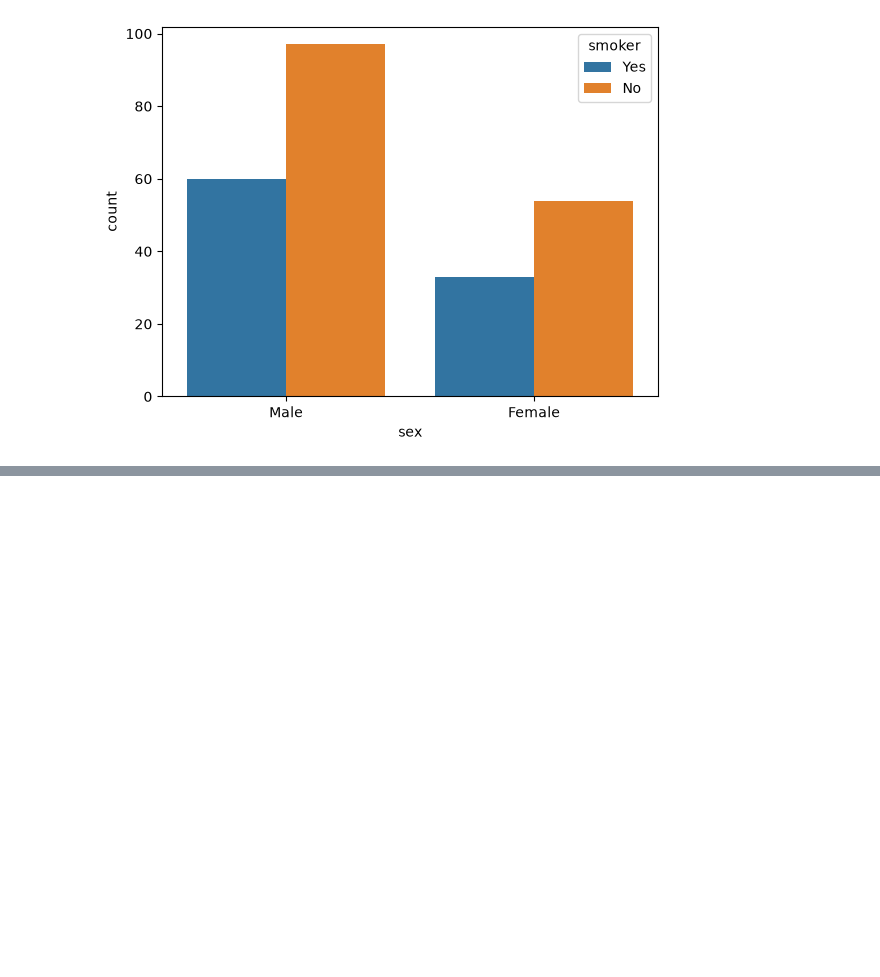
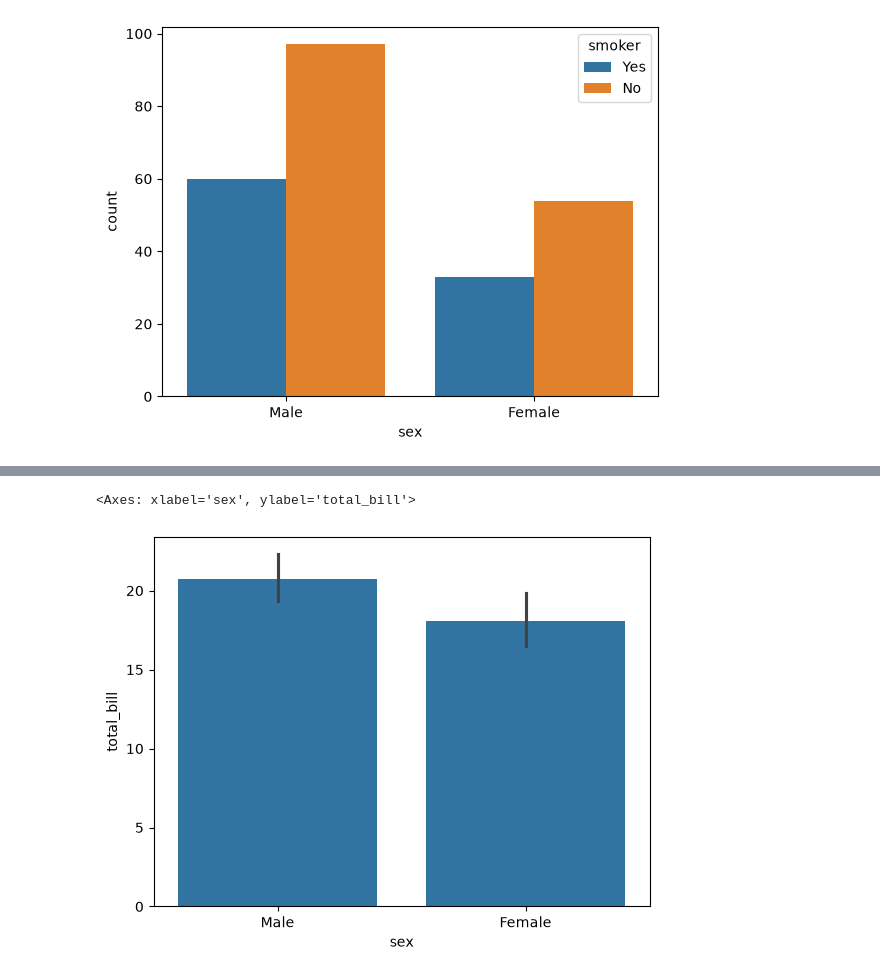
Before and after one commit to praful011-nep/ML-Playground, a Jupyter notebook: Data_Visualization/Seaborn/Categorical_plot.ipynb, the cells around one changed output, grey strips where cells are left out. Drawn from its saved outputs; the diff is of its cells as text; code cells hidden in the pictures; blank space fills up the shorter version.

Commit message:
Implementation of barplot, understand its different parameters

```diff
--- a/Data_Visualization/Seaborn/Categorical_plot.ipynb
+++ b/Data_Visualization/Seaborn/Categorical_plot.ipynb
@@ -42,0 +61,10 @@ sns.countplot(x = df['sex'], hue = df['smoker'])
+# %%
+# Estimator is mean in default
+# Shows graph of mean of total bills on the basis of gender.
+sns.barplot(
+    x = df['sex'],
+    y = df['total_bill']
+)
+# %% [output]
+<Axes: xlabel='sex', ylabel='total_bill'>
+[figure, added]
```
Also changed, not shown: parts of 5 cells of this notebook.
